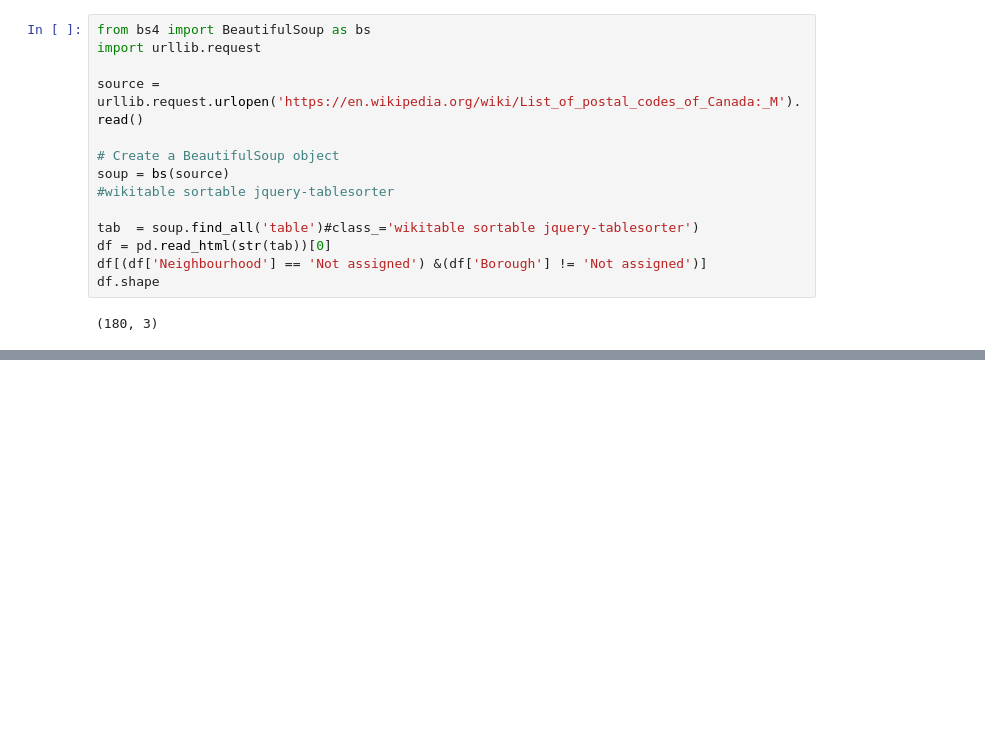
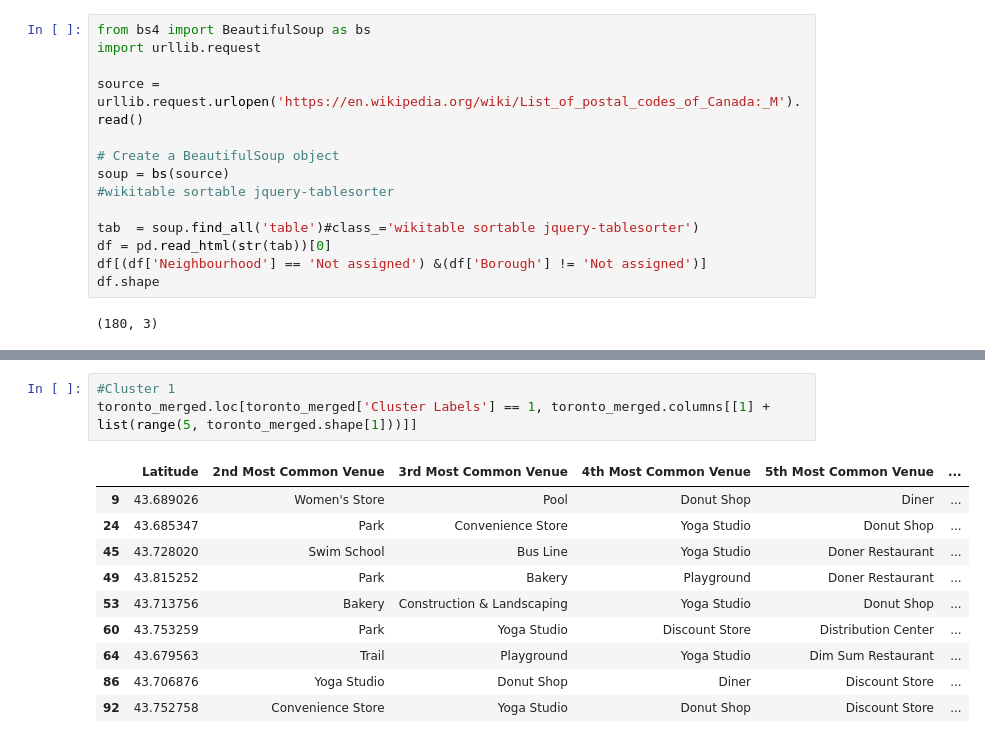
Before and after one commit to datasensum-fabio/Coursera_Capstone, a Jupyter notebook: Coursera_Capstone.ipynb, the cells around one changed output, grey strips where cells are left out. Drawn from its saved outputs; the diff is of its cells as text; blank space fills up the shorter version.

```diff
--- a/Coursera_Capstone.ipynb
+++ b/Coursera_Capstone.ipynb
@@ -41,0 +386,14 @@ df_lat_long
+# %%
+#Cluster 1
+toronto_merged.loc[toronto_merged['Cluster Labels'] == 1, toronto_merged.columns[[1] + list(range(5, toronto_merged.shape[1]))]]
+# %% [output]
+|  | Latitude | 2nd Most Common Venue | 3rd Most Common Venue | 4th Most Common Venue | 5th Most Common Venue | ... |
+| 9 | 43.689026 | Women's Store | Pool | Donut Shop | Diner | ... |
+| 24 | 43.685347 | Park | Convenience Store | Yoga Studio | Donut Shop | ... |
+| 45 | 43.728020 | Swim School | Bus Line | Yoga Studio | Doner Restaurant | ... |
+| 49 | 43.815252 | Park | Bakery | Playground | Doner Restaurant | ... |
+| 53 | 43.713756 | Bakery | Construction & Landscaping | Yoga Studio | Donut Shop | ... |
+| 60 | 43.753259 | Park | Yoga Studio | Discount Store | Distribution Center | ... |
+| 64 | 43.679563 | Trail | Playground | Yoga Studio | Dim Sum Restaurant | ... |
+| 86 | 43.706876 | Yoga Studio | Donut Shop | Diner | Discount Store | ... |
+| 92 | 43.752758 | Convenience Store | Yoga Studio | Donut Shop | Discount Store | ... |
```
Also changed, not shown: parts of 27 cells of this notebook.
